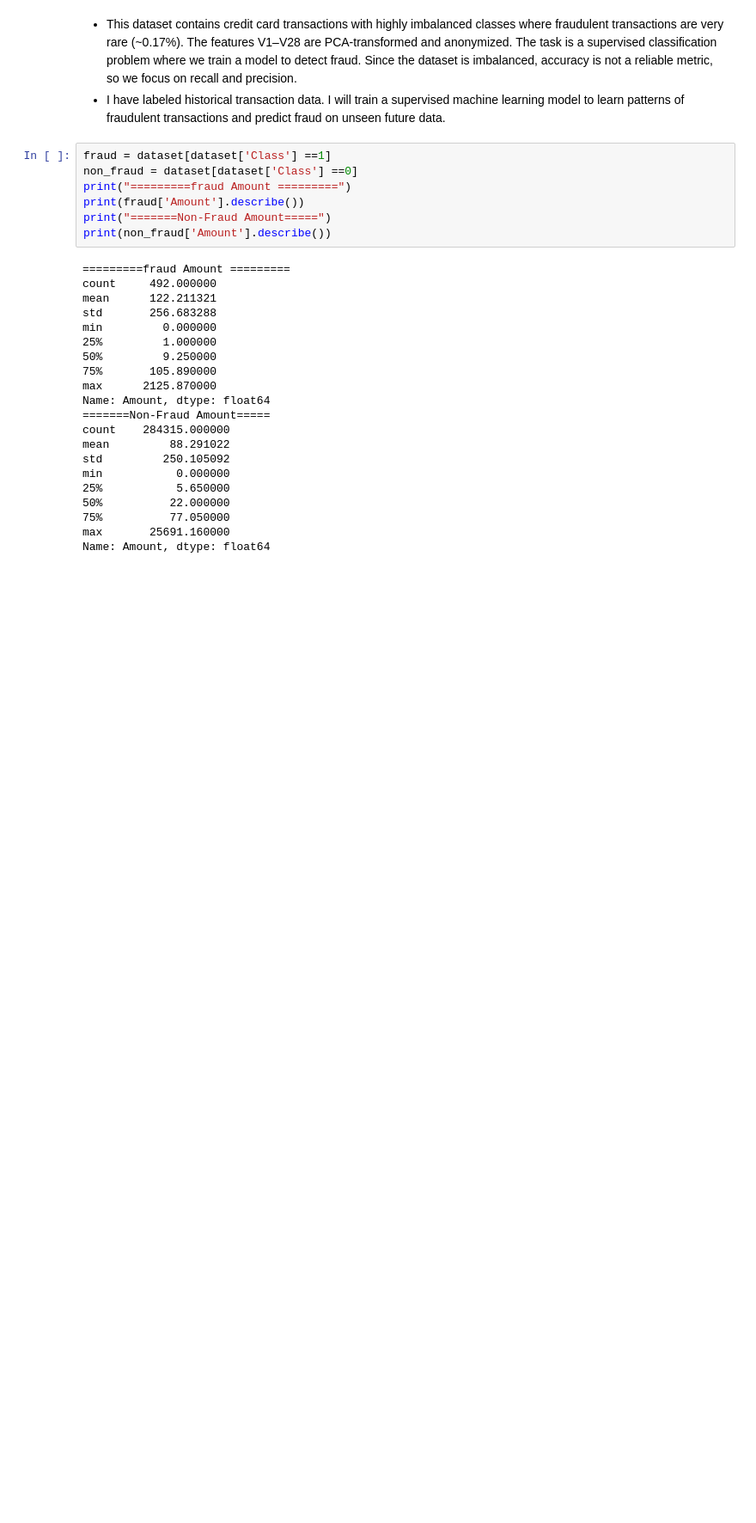
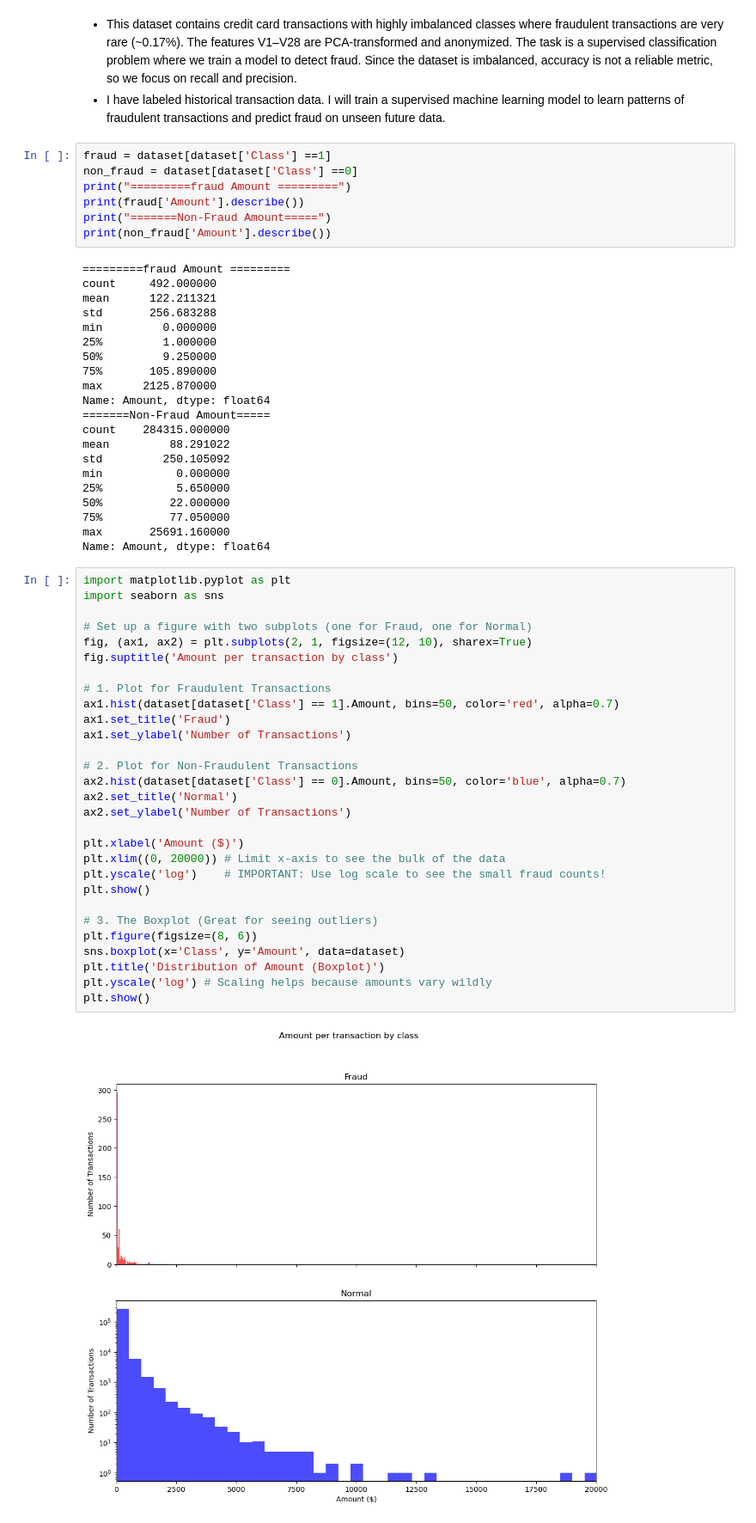
Before and after one commit to AbhishekPurbey02/fraud-detection-ml-system, a Jupyter notebook: notebooks/data_understanding.ipynb, the cells around one changed output. Shown at 86% size. Saved outputs shown, nothing was run; the diff lists cells and outputs as text; blank space fills up the shorter version.

Commit message:
Visualising the amount with the help of histogram and boxplot

```diff
--- a/notebooks/data_understanding.ipynb
+++ b/notebooks/data_understanding.ipynb
@@ -92,3 +92,34 @@ min           0.000000
 75%          77.050000
 max       25691.160000
 Name: Amount, dtype: float64
+# %%
+import matplotlib.pyplot as plt
+import seaborn as sns
+
+# Set up a figure with two subplots (one for Fraud, one for Normal)
+fig, (ax1, ax2) = plt.subplots(2, 1, figsize=(12, 10), sharex=True)
+fig.suptitle('Amount per transaction by class')
+
+# 1. Plot for Fraudulent Transactions
+ax1.hist(dataset[dataset['Class'] == 1].Amount, bins=50, color='red', alpha=0.7)
+ax1.set_title('Fraud')
+ax1.set_ylabel('Number of Transactions')
+
+# 2. Plot for Non-Fraudulent Transactions
+ax2.hist(dataset[dataset['Class'] == 0].Amount, bins=50, color='blue', alpha=0.7)
+ax2.set_title('Normal')
+ax2.set_ylabel('Number of Transactions')
+
+plt.xlabel('Amount ($)')
+plt.xlim((0, 20000)) # Limit x-axis to see the bulk of the data
+plt.yscale('log')    # IMPORTANT: Use log scale to see the small fraud counts!
+plt.show()
+
+# 3. The Boxplot (Great for seeing outliers)
+plt.figure(figsize=(8, 6))
+sns.boxplot(x='Class', y='Amount', data=dataset)
+plt.title('Distribution of Amount (Boxplot)')
+plt.yscale('log') # Scaling helps because amounts vary wildly
+plt.show()
+# %% [output]
+[figure, added]
```
Also changed, not shown: parts of 1 cell of this notebook.
